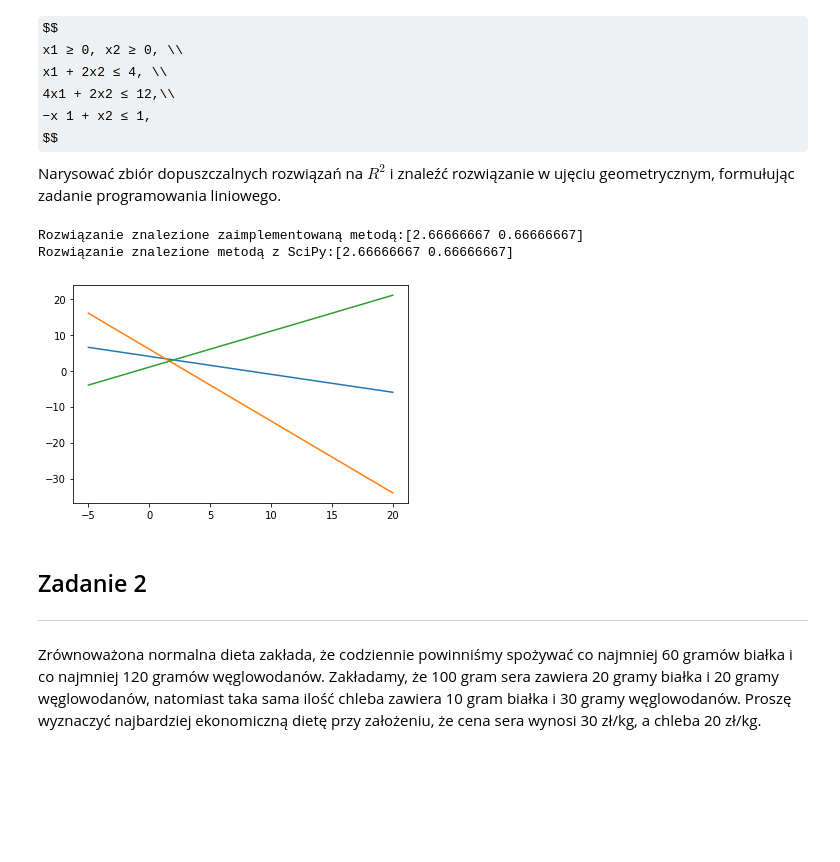
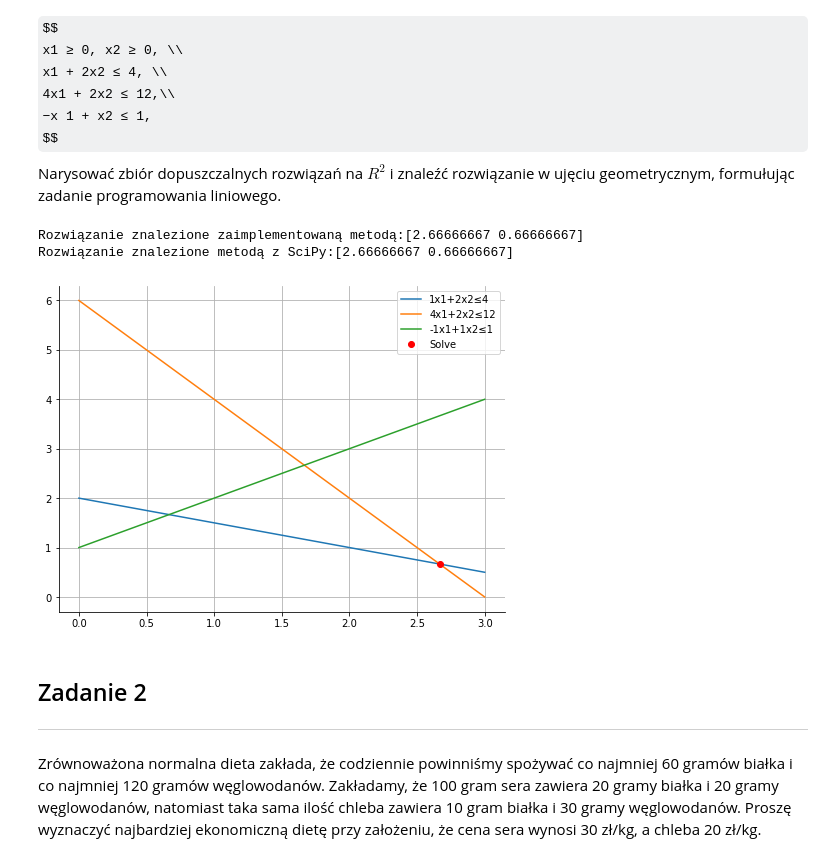
Before and after one commit to BezdzietnyAntoni/MNiO, a Jupyter notebook: List6.ipynb, the cells around one changed output. Saved outputs shown, nothing was run; the diff lists cells and outputs as text; code cells hidden in the pictures; some formulas as TeX source; blank space fills up the shorter version.

```diff
--- a/List6.ipynb
+++ b/List6.ipynb
@@ -76,12 +76,32 @@ plt.show()
 # %% [output]
 [figure]
 # %%
-def draw2DVisualization(A,b):
-    x_1 = np.linspace(-5, 20, 1000)
-    x_2 = np.linspace(0, 30, 1000)
-    plt.plot(x_1, 2 - (0.5*x_1), label=r'$x1 + 2x2 ≤ 4$') # constraint 4
-    plt.plot(x_1, 6 - (2*x_1), label=r'$x1 + 2x2 ≤ 4$') # constraint 4
-    plt.plot(x_1, 1 + x_1, label=r'$x1 + 2x2 ≤ 4$') # constraint 4
+def draw2DVisualization(A,b,solve,xlim=(0,50),ylim=(0,50), eq="≤"):
+    x_1 = np.linspace(xlim[0], xlim[1], 1000)
+    equation = np.concatenate((A,b), axis=1)
+    zeroArg = np.argwhere(equation[:,:2]==0)[:,0]
+    oneSide = np.copy(equation[zeroArg,:])
+    equation = np.delete(equation, zeroArg, axis=0)
+    equation = equation/equation[:,[1]]
+
+    fig, ax = plt.subplots()
+    fig.set_size_inches(8, 6)
+    for i in range(equation.shape[0]):
+        plt.plot(x_1, equation[i,2] - (equation[i,0]*x_1), label=f'{A[i,0]}x1+{A[i,1]}x2{eq}{b[i,0]}')
+
+    for i in range(oneSide.shape[0]):
+        if oneSide[i,0] == 0:
+            plt.axhline(oneSide[i,2], color = 'g', label=f'${oneSide[i,1]}x_2 {eq} {oneSide[i,2]}$') # constraint 1
+        if oneSide[i,1] == 0:
+            plt.axvline(oneSide[i,2], color = 'g', label=f'${oneSide[i,0]}x_1 {eq} {oneSide[i,2]}$') # constraint 1
+
+    plt.plot(solve[0], solve[1], 'ro', label="Solve")
+
+    ax.spines['right'].set_visible(False)
+    ax.spines['top'].set_visible(False)
+    plt.grid()
+    plt.legend()
+    plt.show()
 # %% [markdown]
 ## Zadanie 1
 ---
@@ -97,21 +117,21 @@ geometrycznym, formułując zadanie programowania liniowego.
 # %%
 A = np.array([[1,2],
               [4,2],
               [-1,1]])
 b = np.array([4,12,1]).reshape(3,1)
 c = np.array([-1,-1])
 
 solveSimp = SimplexV2.SimplexV2(A,b,c)
 print(f'Rozwiązanie znalezione zaimplementowaną metodą:{solveSimp}')
 
 solveSp = sp.linprog(method='simplex', A_ub=A, b_ub=b, c=np.array([-1,-1]))
 print(f'Rozwiązanie znalezione metodą z SciPy:{solveSp.x}')
 
-draw2DVisualization(A,b)
+draw2DVisualization(A,b,solveSimp,(0,3))
 # %% [output]
 Rozwiązanie znalezione zaimplementowaną metodą:[2.66666667 0.66666667]
 Rozwiązanie znalezione metodą z SciPy:[2.66666667 0.66666667]
-[figure, old version]
+[figure, new version]
 # %% [markdown]
 ## Zadanie 2
 ---
```
Also changed, not shown: parts of 7 cells of this notebook.
